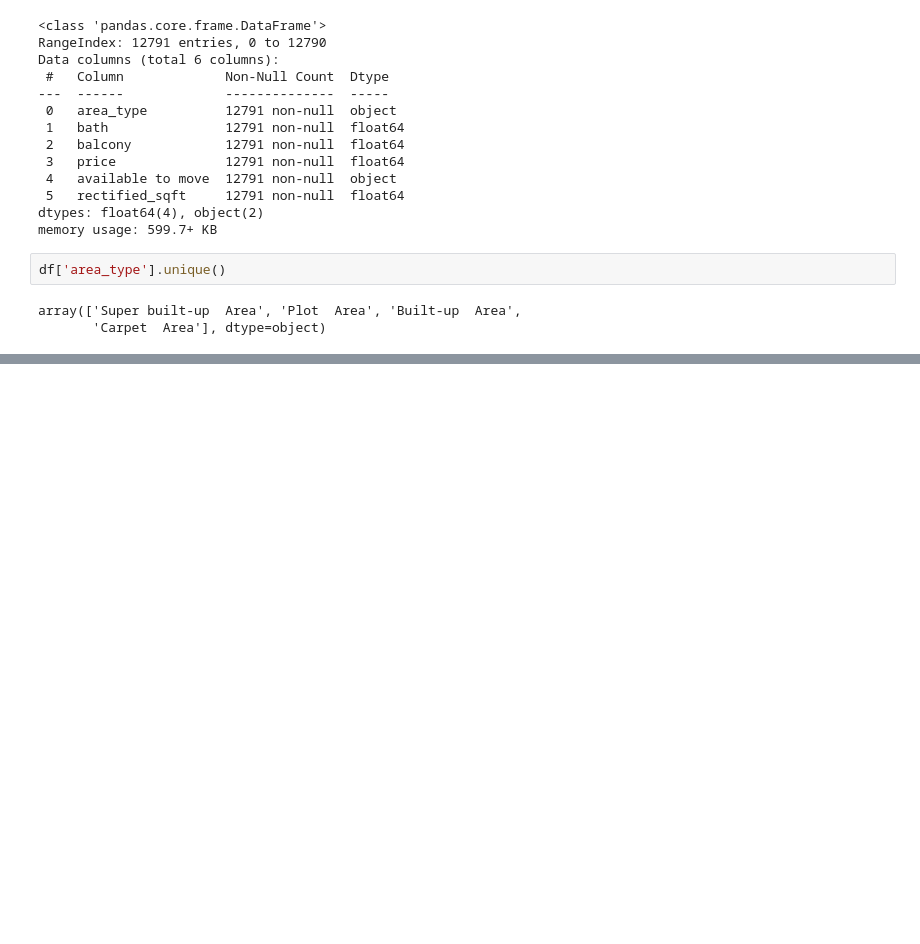
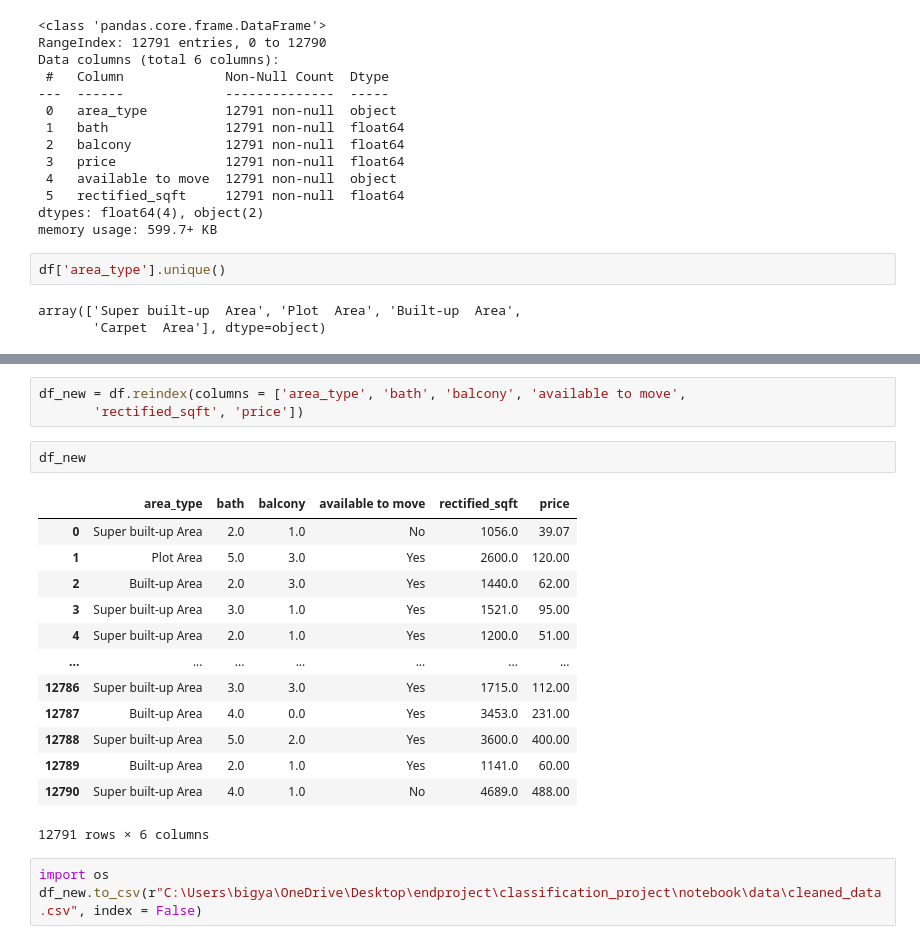
Before and after one commit to BigyanBhatta/House-Price-Prediction, a Jupyter notebook: notebook/data/Data_cleaning&EDA.ipynb, the cells around one changed output, grey strips where cells are left out. Saved outputs shown, nothing was run; the diff lists cells and outputs as text; blank space fills up the shorter version.

```diff
--- a/notebook/data/Data_cleaning&EDA.ipynb
+++ b/notebook/data/Data_cleaning&EDA.ipynb
@@ -566,0 +566,22 @@ NameError: name 'df' is not defined
+# %%
+df_new = df.reindex(columns = ['area_type', 'bath', 'balcony', 'available to move',
+       'rectified_sqft', 'price'])
+# %%
+df_new
+# %% [output]
+|  | area_type | bath | balcony | available to move | rectified_sqft | price |
+| 0 | Super built-up Area | 2.0 | 1.0 | No | 1056.0 | 39.07 |
+| 1 | Plot Area | 5.0 | 3.0 | Yes | 2600.0 | 120.00 |
+| 2 | Built-up Area | 2.0 | 3.0 | Yes | 1440.0 | 62.00 |
+| 3 | Super built-up Area | 3.0 | 1.0 | Yes | 1521.0 | 95.00 |
+| 4 | Super built-up Area | 2.0 | 1.0 | Yes | 1200.0 | 51.00 |
+| ... | ... | ... | ... | ... | ... | ... |
+| 12786 | Super built-up Area | 3.0 | 3.0 | Yes | 1715.0 | 112.00 |
+| 12787 | Built-up Area | 4.0 | 0.0 | Yes | 3453.0 | 231.00 |
+| 12788 | Super built-up Area | 5.0 | 2.0 | Yes | 3600.0 | 400.00 |
+| 12789 | Built-up Area | 2.0 | 1.0 | Yes | 1141.0 | 60.00 |
+| 12790 | Super built-up Area | 4.0 | 1.0 | No | 4689.0 | 488.00 |
+12791 rows × 6 columns
+# %%
+import os
+df_new.to_csv(r"C:\Users\bigya\OneDrive\Desktop\endproject\classification_project\notebook\data\cleaned_data.csv", index = False)
```
Also changed, not shown: parts of 3 cells of this notebook, 13 other files.
